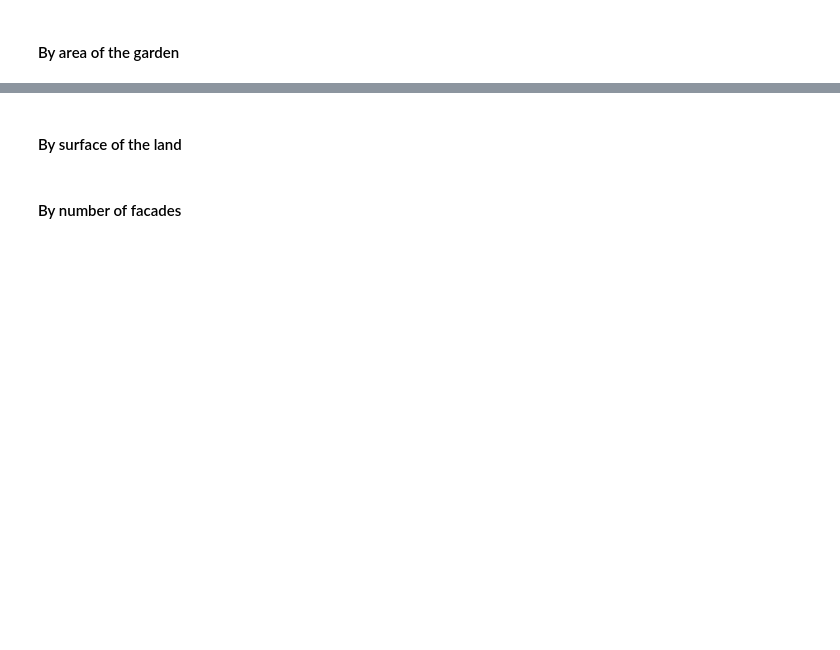
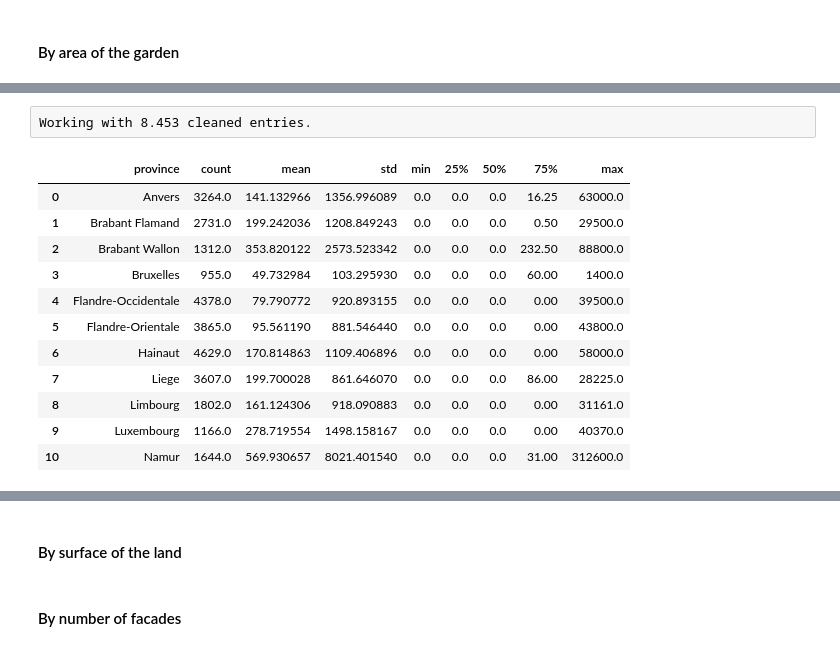
Before and after one commit to Demesmaeker/Immo_data_analysis, a Jupyter notebook: Comparisons between variables (no prices).ipynb, the cells around one changed output, grey strips where cells are left out. Drawn from its saved outputs; the diff is of its cells as text; code cells hidden in the pictures; blank space fills up the shorter version.

```diff
--- a/Comparisons between variables (no prices).ipynb
+++ b/Comparisons between variables (no prices).ipynb
@@ -1100,0 +1115,20 @@ apart_province_garden.plot.bar(x = 'province',
+# %% [raw]
+Working with 8.453 cleaned entries.
+# %%
+house_loc_gard_area = locality_garden[locality_garden['type_of_property'] == 'house']
+house_loc_gard_area = house_loc_gard_area.groupby('province').garden_area.describe()
+house_loc_gard_area.reset_index(level=0, inplace=True)
+house_loc_gard_area
+# %% [output]
+|  | province | count | mean | std | min | 25% | 50% | 75% | max |
+| 0 | Anvers | 3264.0 | 141.132966 | 1356.996089 | 0.0 | 0.0 | 0.0 | 16.25 | 63000.0 |
+| 1 | Brabant Flamand | 2731.0 | 199.242036 | 1208.849243 | 0.0 | 0.0 | 0.0 | 0.50 | 29500.0 |
+| 2 | Brabant Wallon | 1312.0 | 353.820122 | 2573.523342 | 0.0 | 0.0 | 0.0 | 232.50 | 88800.0 |
+| 3 | Bruxelles | 955.0 | 49.732984 | 103.295930 | 0.0 | 0.0 | 0.0 | 60.00 | 1400.0 |
+| 4 | Flandre-Occidentale | 4378.0 | 79.790772 | 920.893155 | 0.0 | 0.0 | 0.0 | 0.00 | 39500.0 |
+| 5 | Flandre-Orientale | 3865.0 | 95.561190 | 881.546440 | 0.0 | 0.0 | 0.0 | 0.00 | 43800.0 |
+| 6 | Hainaut | 4629.0 | 170.814863 | 1109.406896 | 0.0 | 0.0 | 0.0 | 0.00 | 58000.0 |
+| 7 | Liege | 3607.0 | 199.700028 | 861.646070 | 0.0 | 0.0 | 0.0 | 86.00 | 28225.0 |
+| 8 | Limbourg | 1802.0 | 161.124306 | 918.090883 | 0.0 | 0.0 | 0.0 | 0.00 | 31161.0 |
+| 9 | Luxembourg | 1166.0 | 278.719554 | 1498.158167 | 0.0 | 0.0 | 0.0 | 0.00 | 40370.0 |
+| 10 | Namur | 1644.0 | 569.930657 | 8021.401540 | 0.0 | 0.0 | 0.0 | 31.00 | 312600.0 |
```
Also changed, not shown: parts of 23 cells of this notebook, 2 other files.
